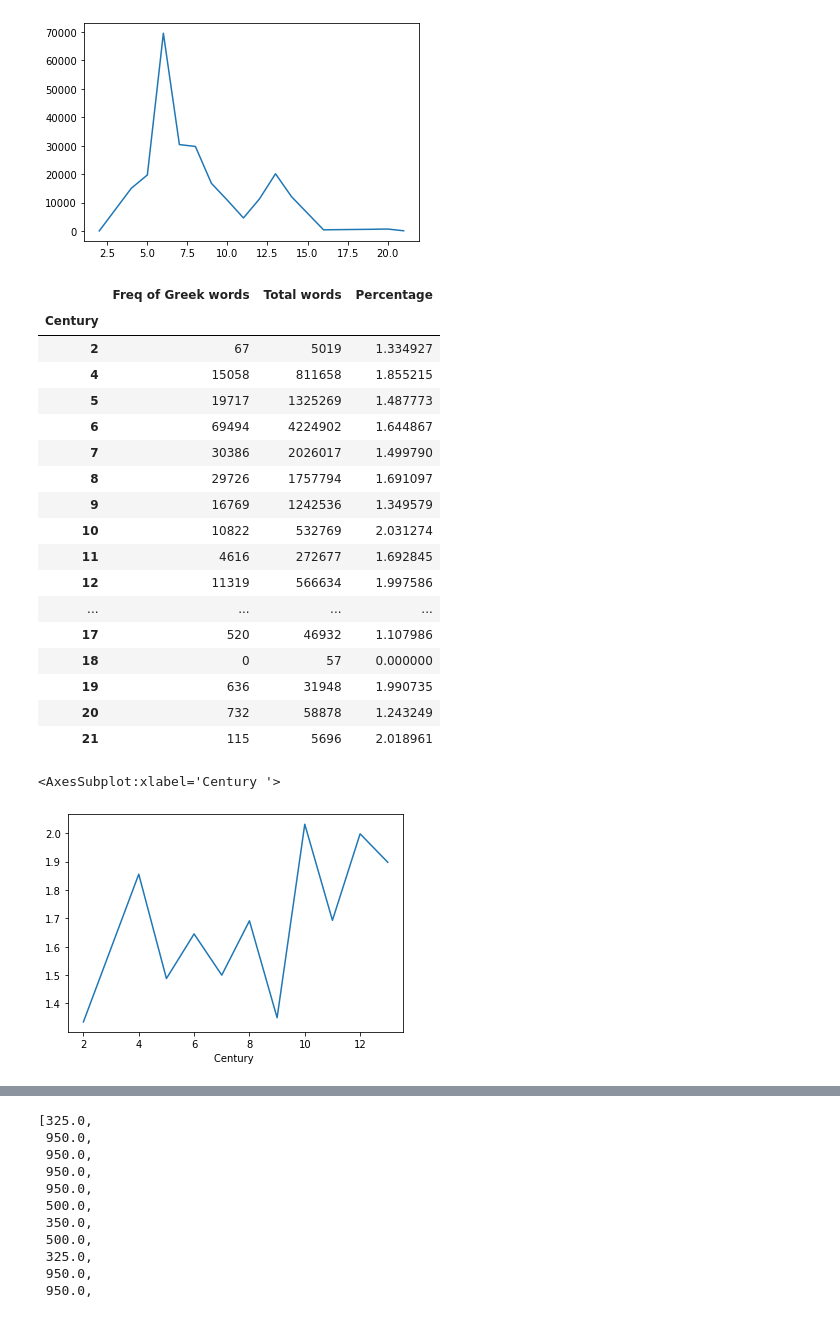
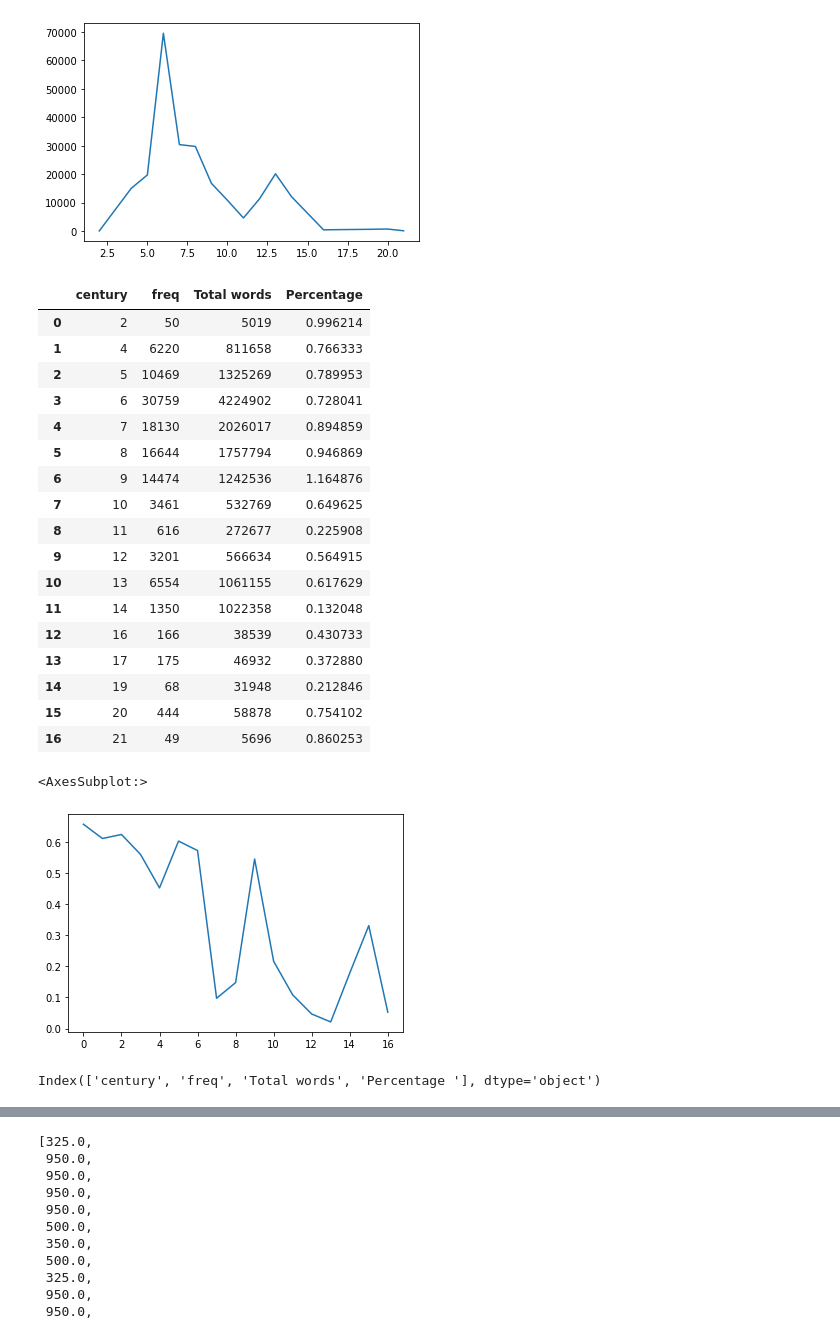
Before and after one commit to maeirnoam/ReligionDH, a Jupyter notebook: Sedra-Simtho Playground.ipynb, the cells around one changed output, grey strips where cells are left out. Saved outputs shown, nothing was run; the diff lists cells and outputs as text; code cells hidden in the pictures.

```diff
--- a/Sedra-Simtho Playground.ipynb
+++ b/Sedra-Simtho Playground.ipynb
@@ -105,30 +106,34 @@ sum_cen.plot()
 # %%
 sum_cen.to_excel('all_greek_over_centuries.xlsx')
 # %%
-freq = pd.read_excel('Greek_to_All_Tokens.xlsx', index_col = 'Century ')
+freq = pd.read_excel('den freq.xlsx')#, index_col = 'Century ')
 freq
 # %% [output]
-|  | Freq of Greek words | Total words | Percentage |
-| Century |  |  |  |
-| 2 | 67 | 5019 | 1.334927 |
-| 4 | 15058 | 811658 | 1.855215 |
-| 5 | 19717 | 1325269 | 1.487773 |
-| 6 | 69494 | 4224902 | 1.644867 |
-| 7 | 30386 | 2026017 | 1.499790 |
-| 8 | 29726 | 1757794 | 1.691097 |
-| 9 | 16769 | 1242536 | 1.349579 |
-| 10 | 10822 | 532769 | 2.031274 |
-| 11 | 4616 | 272677 | 1.692845 |
-| 12 | 11319 | 566634 | 1.997586 |
-| ... | ... | ... | ... |
-| 17 | 520 | 46932 | 1.107986 |
-| 18 | 0 | 57 | 0.000000 |
-| 19 | 636 | 31948 | 1.990735 |
-| 20 | 732 | 58878 | 1.243249 |
-| 21 | 115 | 5696 | 2.018961 |
+|  | century | freq | Total words | Percentage |
+| 0 | 2 | 50 | 5019 | 0.996214 |
+| 1 | 4 | 6220 | 811658 | 0.766333 |
+| 2 | 5 | 10469 | 1325269 | 0.789953 |
+| 3 | 6 | 30759 | 4224902 | 0.728041 |
+| 4 | 7 | 18130 | 2026017 | 0.894859 |
+| 5 | 8 | 16644 | 1757794 | 0.946869 |
+| 6 | 9 | 14474 | 1242536 | 1.164876 |
+| 7 | 10 | 3461 | 532769 | 0.649625 |
+| 8 | 11 | 616 | 272677 | 0.225908 |
+| 9 | 12 | 3201 | 566634 | 0.564915 |
+| 10 | 13 | 6554 | 1061155 | 0.617629 |
+| 11 | 14 | 1350 | 1022358 | 0.132048 |
+| 12 | 16 | 166 | 38539 | 0.430733 |
+| 13 | 17 | 175 | 46932 | 0.372880 |
+| 14 | 19 | 68 | 31948 | 0.212846 |
+| 15 | 20 | 444 | 58878 | 0.754102 |
+| 16 | 21 | 49 | 5696 | 0.860253 |
 # %%
-freq = freq.loc[2:13]
+#freq = freq.loc[2:13]
 freq['Percentage '].plot()
 # %% [output]
-<AxesSubplot:xlabel='Century '>
+<AxesSubplot:>
-[figure, old version]
+[figure, new version]
+# %%
+freq.columns
+# %% [output]
+Index(['century', 'freq', 'Total words', 'Percentage '], dtype='object')
```
Also changed, not shown: parts of 2 cells of this notebook, 6 other files.
